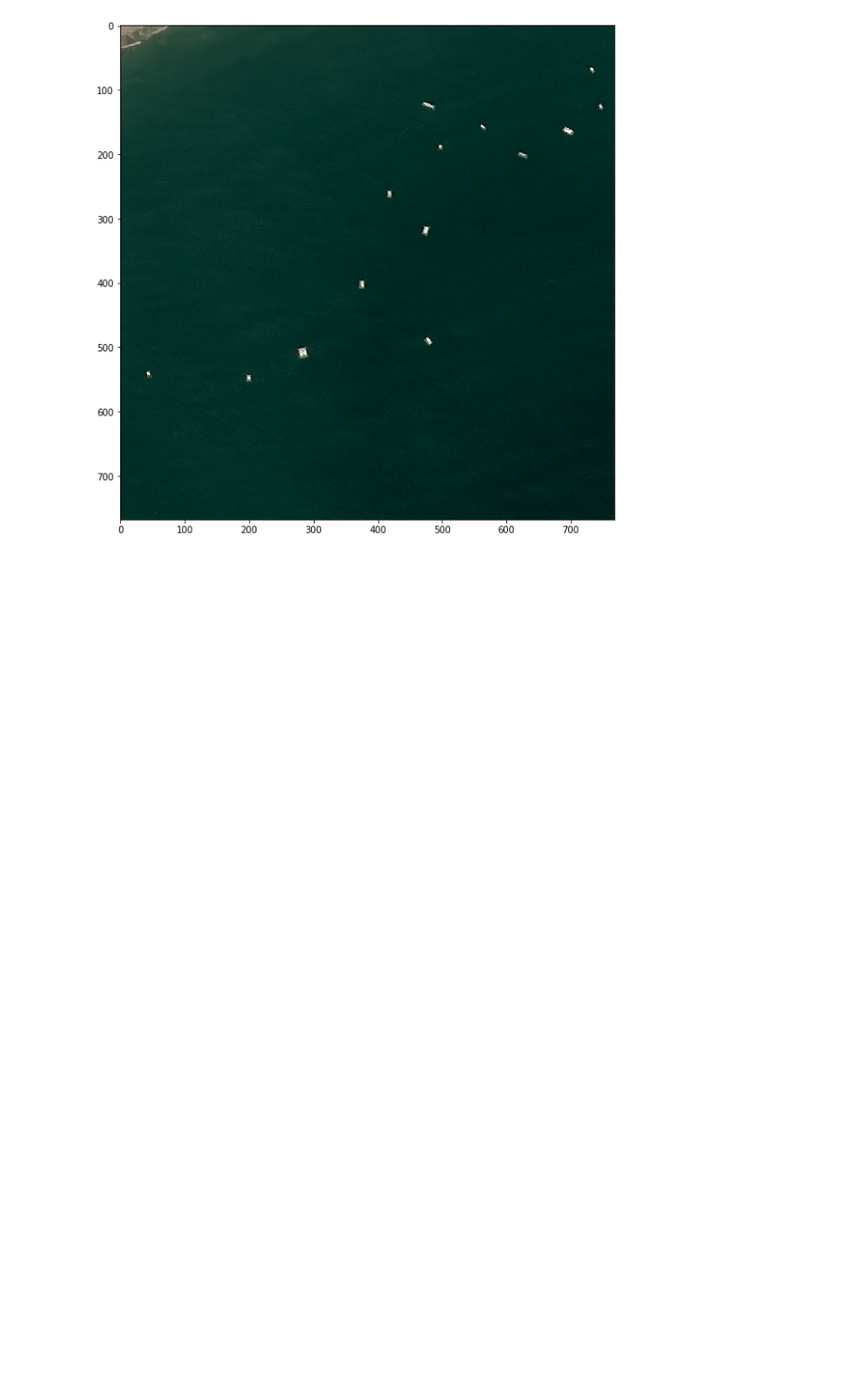
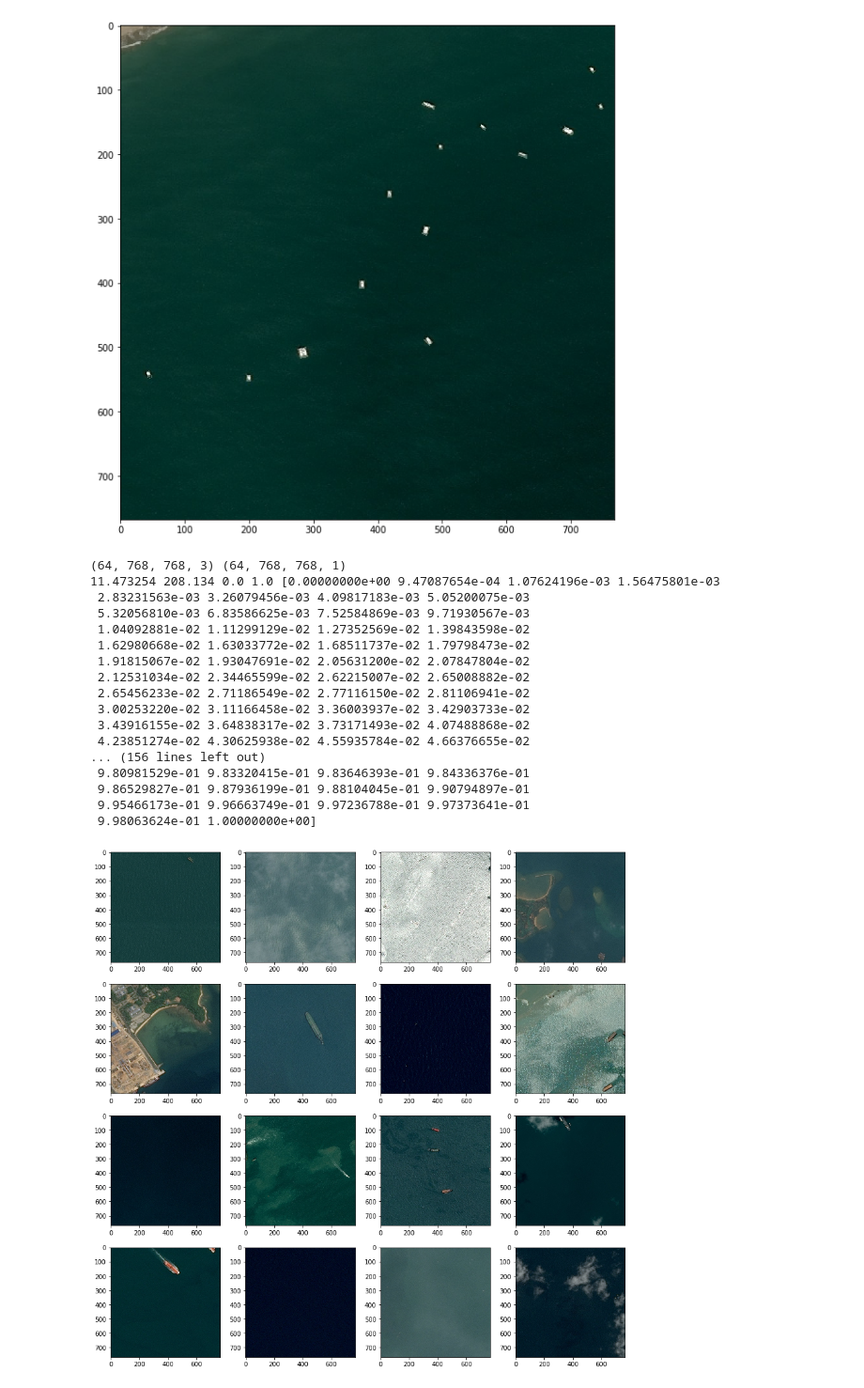
Before and after one commit to SaumilShah-7/Airbus-Ship-Detection-Challenge-Kaggle, a Jupyter notebook: Airbus_Ship_Detection.ipynb, the cells around one changed output. Shown at 94% size. Saved outputs shown, nothing was run; the diff lists cells and outputs as text; code cells hidden in the pictures; blank space fills up the shorter version.

```diff
--- a/Airbus_Ship_Detection.ipynb
+++ b/Airbus_Ship_Detection.ipynb
@@ -283,0 +230,61 @@ plt.show()
+# %%
+bs = 64
+
+def train_data_gen(train_df):
+  train_df = shuffle(train_df, random_state=7).reset_index(drop=True)
+  x_train = []
+  y_train = []
+  for index, row in train_df.iterrows():
+    x_train.append(np.asarray(Image.open('train/'+row['ImageId'])))
+    y_train.append(rle_decode(row['ImageId']))
+    if len(x_train)>=bs:
+      yield np.stack(x_train, axis=0), np.stack(y_train, axis=0).reshape(-1, image_height, image_width, 1)
+      x_train = []
+      y_train = []
+
+x_train_aug_gen = ImageDataGenerator(rotation_range=45, width_shift_range=0.1, height_shift_range=0.1, shear_range=0.01,
+                                     zoom_range=0.1, fill_mode='reflect', horizontal_flip=True, vertical_flip=True)
+
+y_train_aug_gen = ImageDataGenerator(rotation_range=45, width_shift_range=0.1, height_shift_range=0.1, shear_range=0.01,
+                                        zoom_range=0.1, fill_mode='reflect', horizontal_flip=True, vertical_flip=True)
+
+SEED = 7
+
+def train_gen(train_df):
+  for x_train, y_train in train_data_gen(train_df):
+    X_TRAIN = x_train_aug_gen.flow(x_train, batch_size=x_train.shape[0], seed=SEED)
+    Y_TRAIN = y_train_aug_gen.flow(y_train, batch_size=y_train.shape[0], seed=SEED)
+    yield next(X_TRAIN), next(Y_TRAIN)
+
+x_train, y_train = next(train_gen(balanced_train_df))
+print(x_train.shape, y_train.shape)
+
+fig1 = plt.figure(figsize=(15, 15))
+for i in range(1, 17):
+  fig1.add_subplot(4, 4, i)
+  plt.imshow(x_train[i].astype(int))
+
+print(x_train[6].min(), x_train[6].max(), y_train[6].min(), y_train[6].max(), np.unique(y_train[6]))
+fig2 = plt.figure(figsize=(10,10))
+plt.imshow(x_train[11].astype(int))
+plt.imshow(Image.fromarray(y_train[11].reshape(image_height, image_width)*255), cmap='gray', alpha=0.3)
+plt.show()
+# %% [output]
+(64, 768, 768, 3) (64, 768, 768, 1)
+11.473254 208.134 0.0 1.0 [0.00000000e+00 9.47087654e-04 1.07624196e-03 1.56475801e-03
+ 2.83231563e-03 3.26079456e-03 4.09817183e-03 5.05200075e-03
+ 5.32056810e-03 6.83586625e-03 7.52584869e-03 9.71930567e-03
+ 1.04092881e-02 1.11299129e-02 1.27352569e-02 1.39843598e-02
+ 1.62980668e-02 1.63033772e-02 1.68511737e-02 1.79798473e-02
+ 1.91815067e-02 1.93047691e-02 2.05631200e-02 2.07847804e-02
+ 2.12531034e-02 2.34465599e-02 2.62215007e-02 2.65008882e-02
+ 2.65456233e-02 2.71186549e-02 2.77116150e-02 2.81106941e-02
+ 3.00253220e-02 3.11166458e-02 3.36003937e-02 3.42903733e-02
+ 3.43916155e-02 3.64838317e-02 3.73171493e-02 4.07488868e-02
+ 4.23851274e-02 4.30625938e-02 4.55935784e-02 4.66376655e-02
+... (156 lines left out)
+ 9.80981529e-01 9.83320415e-01 9.83646393e-01 9.84336376e-01
+ 9.86529827e-01 9.87936199e-01 9.88104045e-01 9.90794897e-01
+ 9.95466173e-01 9.96663749e-01 9.97236788e-01 9.97373641e-01
+ 9.98063624e-01 1.00000000e+00]
+[figure, added]
```
Also changed, not shown: parts of 7 cells of this notebook.
